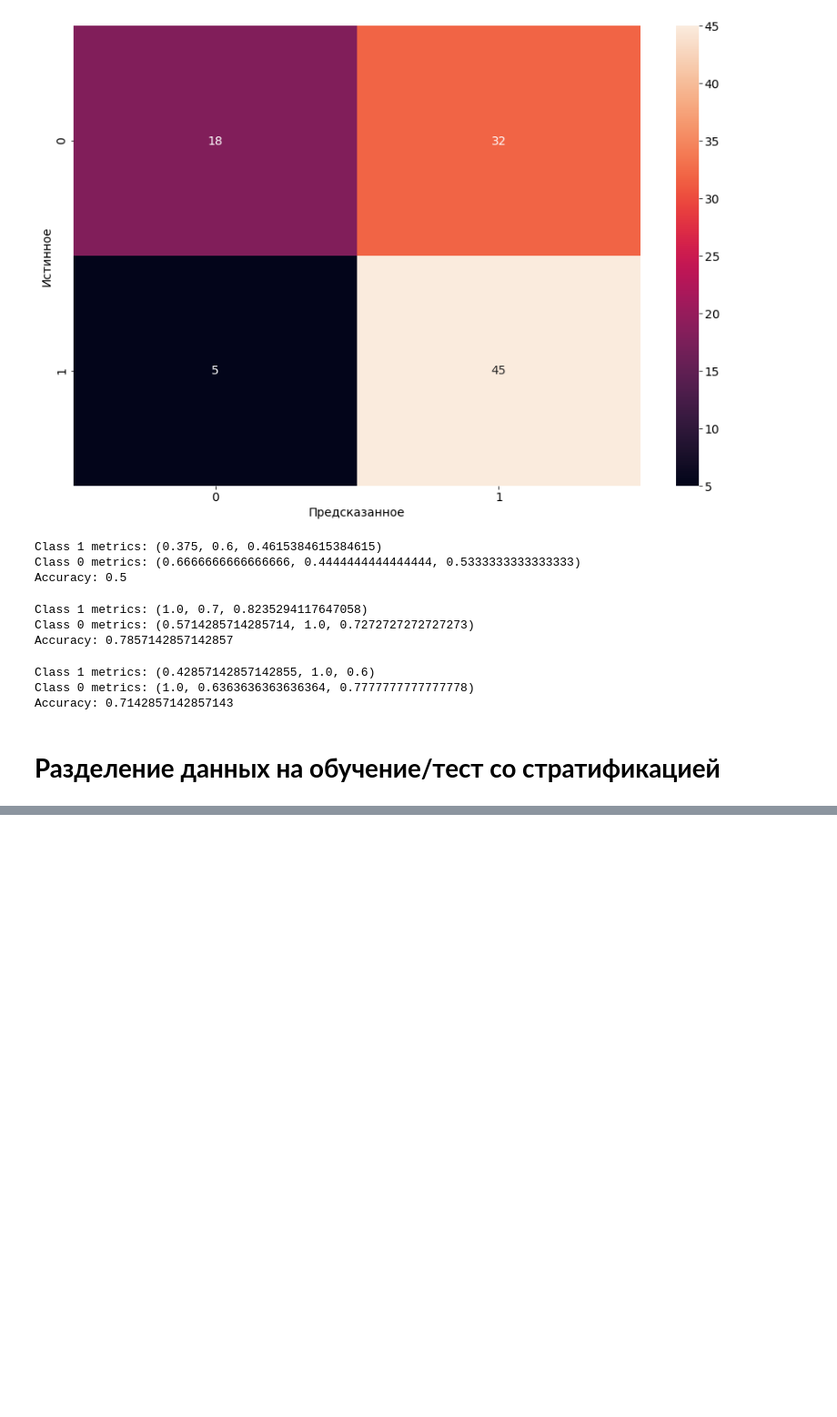
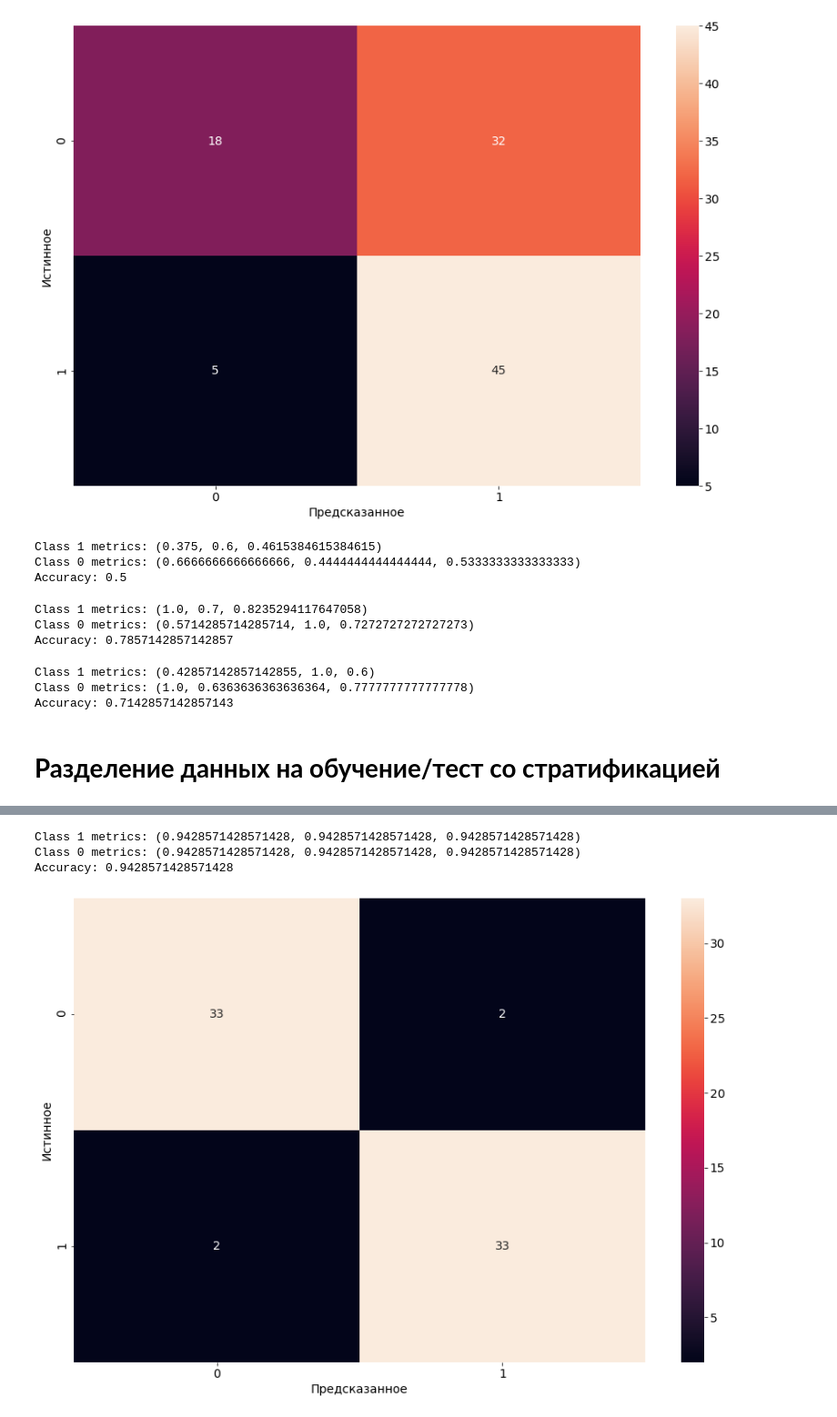
Before and after one commit to egorik3z/ML, a Jupyter notebook: ML21.ipynb, the cells around one changed output, grey strips where cells are left out. Shown at 91% size. Cells and saved outputs as stored; diff of their text form; code cells hidden in the pictures; blank space fills up the shorter version.

```diff
--- a/ML21.ipynb
+++ b/ML21.ipynb
@@ -332,0 +478,14 @@ Accuracy: 0.7142857142857143
+# %%
+# TODO - Отобразите значения метрик
+y_pred=predict(X_train,trained_W,0.5)
+show_classification_metrics(y_train, y_pred)
+# %% [output]
+Class 1 metrics: (0.9428571428571428, 0.9428571428571428, 0.9428571428571428)
+Class 0 metrics: (0.9428571428571428, 0.9428571428571428, 0.9428571428571428)
+Accuracy: 0.9428571428571428
+# %%
+# TODO - Отобразите матрицу ошибок
+conf_matrix=get_confusion_matrix(y_train, y_pred)
+show_confusion_matrix(conf_matrix)
+# %% [output]
+[figure, added]
```
Also changed, not shown: parts of 39 cells of this notebook.
